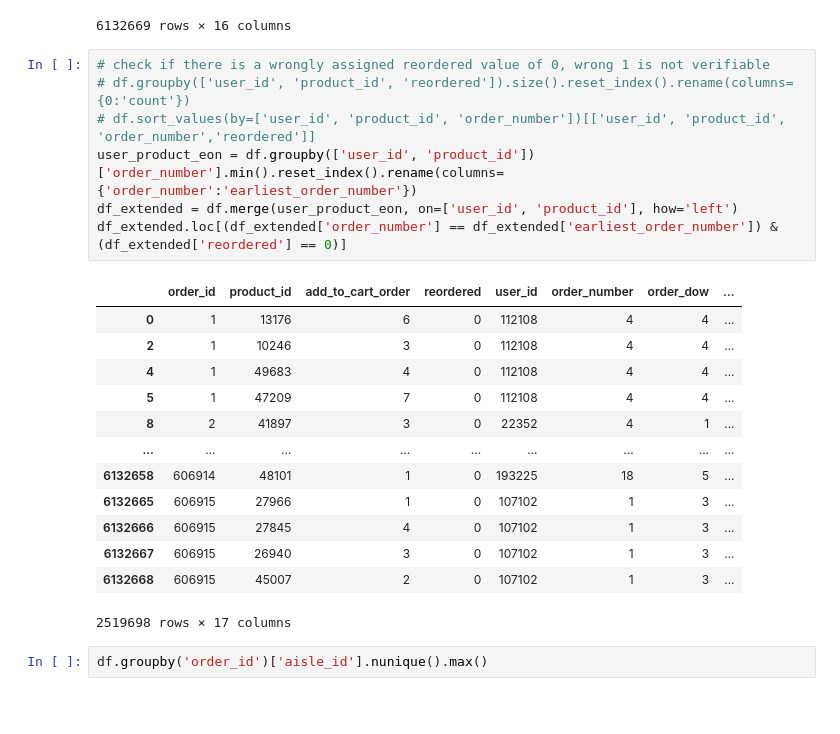
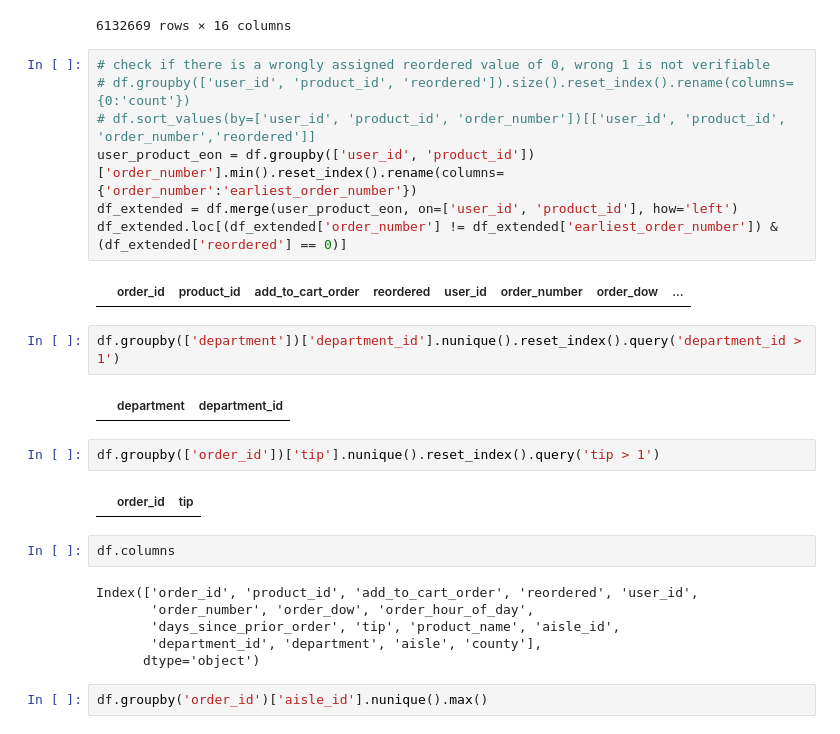
Before and after one commit to ElonRM/DA-BI-2, a Jupyter notebook: main.ipynb, the cells around one changed output. Saved outputs shown, nothing was run; the diff lists cells and outputs as text; blank space fills up the shorter version.

```diff
--- a/main.ipynb
+++ b/main.ipynb
@@ -35,24 +36,28 @@ df
 # %%
 # check if there is a wrongly assigned reordered value of 0, wrong 1 is not verifiable
 # df.groupby(['user_id', 'product_id', 'reordered']).size().reset_index().rename(columns={0:'count'})
 # df.sort_values(by=['user_id', 'product_id', 'order_number'])[['user_id', 'product_id', 'order_number','reordered']]
 user_product_eon = df.groupby(['user_id', 'product_id'])['order_number'].min().reset_index().rename(columns={'order_number':'earliest_order_number'})
 df_extended = df.merge(user_product_eon, on=['user_id', 'product_id'], how='left')
-df_extended.loc[(df_extended['order_number'] == df_extended['earliest_order_number']) & (df_extended['reordered'] == 0)]
+df_extended.loc[(df_extended['order_number'] != df_extended['earliest_order_number']) & (df_extended['reordered'] == 0)]
 # %% [output]
 |  | order_id | product_id | add_to_cart_order | reordered | user_id | order_number | order_dow | ... |
-| 0 | 1 | 13176 | 6 | 0 | 112108 | 4 | 4 | ... |
-| 2 | 1 | 10246 | 3 | 0 | 112108 | 4 | 4 | ... |
-| 4 | 1 | 49683 | 4 | 0 | 112108 | 4 | 4 | ... |
-| 5 | 1 | 47209 | 7 | 0 | 112108 | 4 | 4 | ... |
-| 8 | 2 | 41897 | 3 | 0 | 22352 | 4 | 1 | ... |
-| ... | ... | ... | ... | ... | ... | ... | ... | ... |
-| 6132658 | 606914 | 48101 | 1 | 0 | 193225 | 18 | 5 | ... |
-| 6132665 | 606915 | 27966 | 1 | 0 | 107102 | 1 | 3 | ... |
-| 6132666 | 606915 | 27845 | 4 | 0 | 107102 | 1 | 3 | ... |
-| 6132667 | 606915 | 26940 | 3 | 0 | 107102 | 1 | 3 | ... |
-| 6132668 | 606915 | 45007 | 2 | 0 | 107102 | 1 | 3 | ... |
-2519698 rows × 17 columns
+# %%
+df.groupby(['department'])['department_id'].nunique().reset_index().query('department_id > 1')
+# %% [output]
+|  | department | department_id |
+# %%
+df.groupby(['order_id'])['tip'].nunique().reset_index().query('tip > 1')
+# %% [output]
+|  | order_id | tip |
+# %%
+df.columns
+# %% [output]
+Index(['order_id', 'product_id', 'add_to_cart_order', 'reordered', 'user_id',
+       'order_number', 'order_dow', 'order_hour_of_day',
+       'days_since_prior_order', 'tip', 'product_name', 'aisle_id',
+       'department_id', 'department', 'aisle', 'county'],
+      dtype='object')
 # %%
 df.groupby('order_id')['aisle_id'].nunique().max()
 # %% [output]
```
Also changed, not shown: parts of 9 cells of this notebook, 1 other file.
